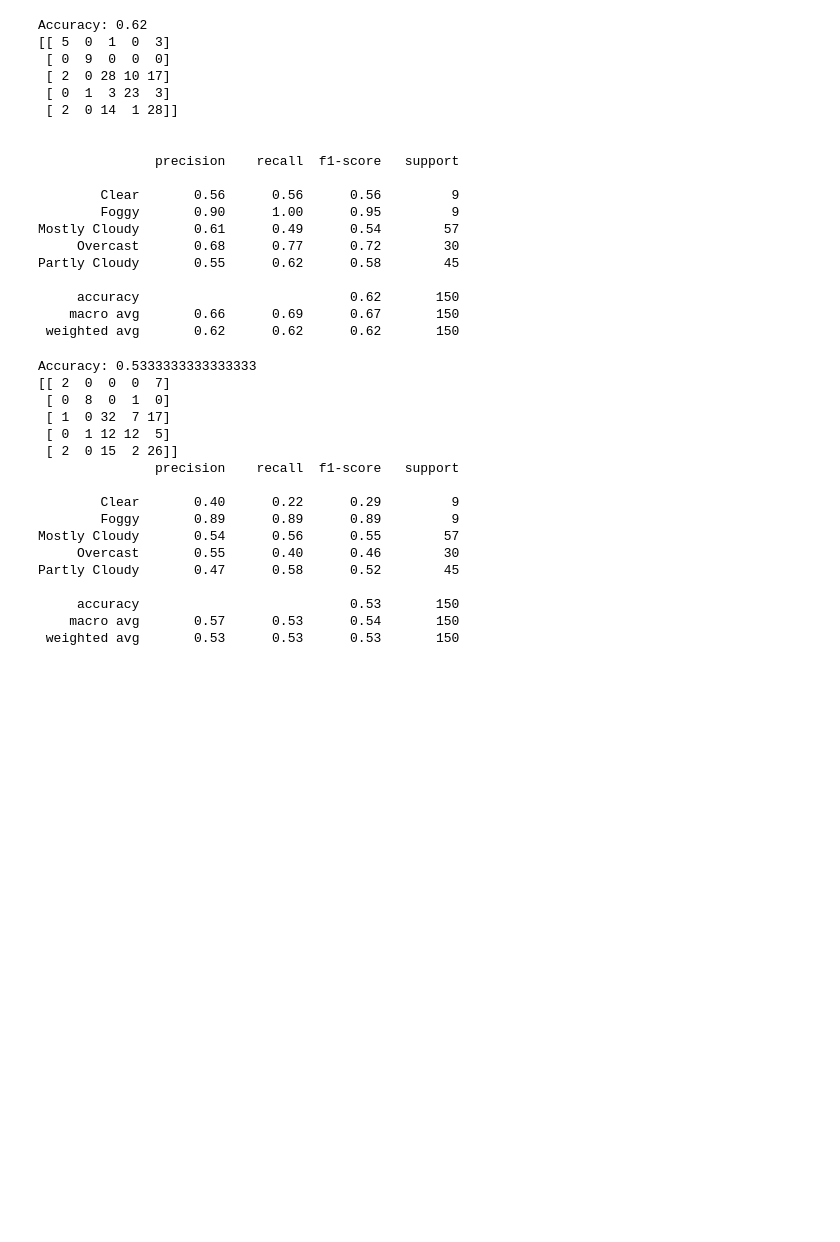
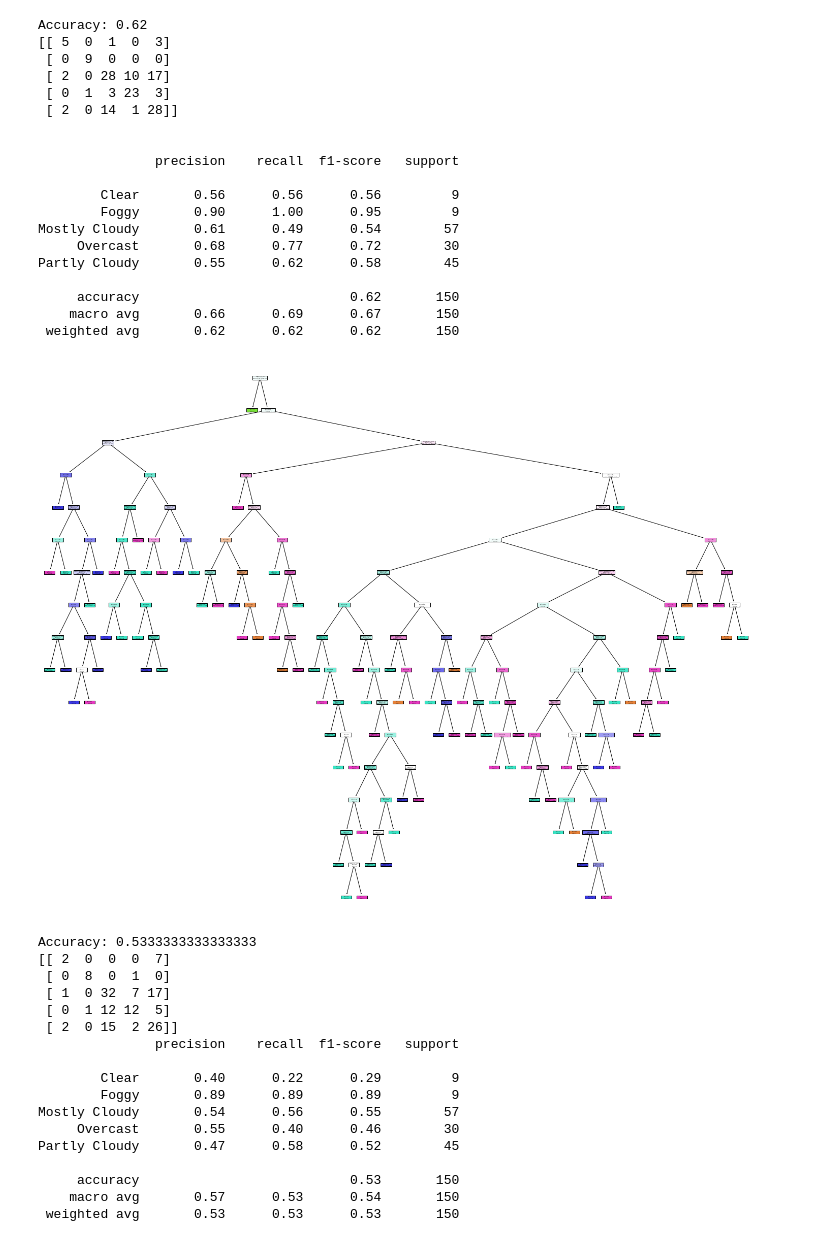
Before and after one commit to hnslmp/machine_learning_ui, a Jupyter notebook: 5.Classification/classification.ipynb, the cells around one changed output. Cells and saved outputs as stored; diff of their text form; code cells hidden in the pictures; blank space fills up the shorter version.

```diff
--- a/5.Classification/classification.ipynb
+++ b/5.Classification/classification.ipynb
@@ -82,12 +82,14 @@ Partly Cloudy       0.55      0.62      0.58        45
     macro avg       0.66      0.69      0.67       150
  weighted avg       0.62      0.62      0.62       150
 # %%
-# #Plot Desiciton Tree
-# fig = plt.figure(figsize=(25,20))
-# _ = tree.plot_tree(clf,
-#                    feature_names=features,
-#                    class_names=target,
-#                    filled=True)
+#Plot Desiciton Tree
+fig = plt.figure(figsize=(25,20))
+_ = tree.plot_tree(clf,
+                   feature_names=features,
+                   class_names=target,
+                   filled=True)
+# %% [output]
+[figure, added]
 # %%
 #Support Vector Machine Classification
 clf = svm.SVC(kernel="linear",C=1)
```
